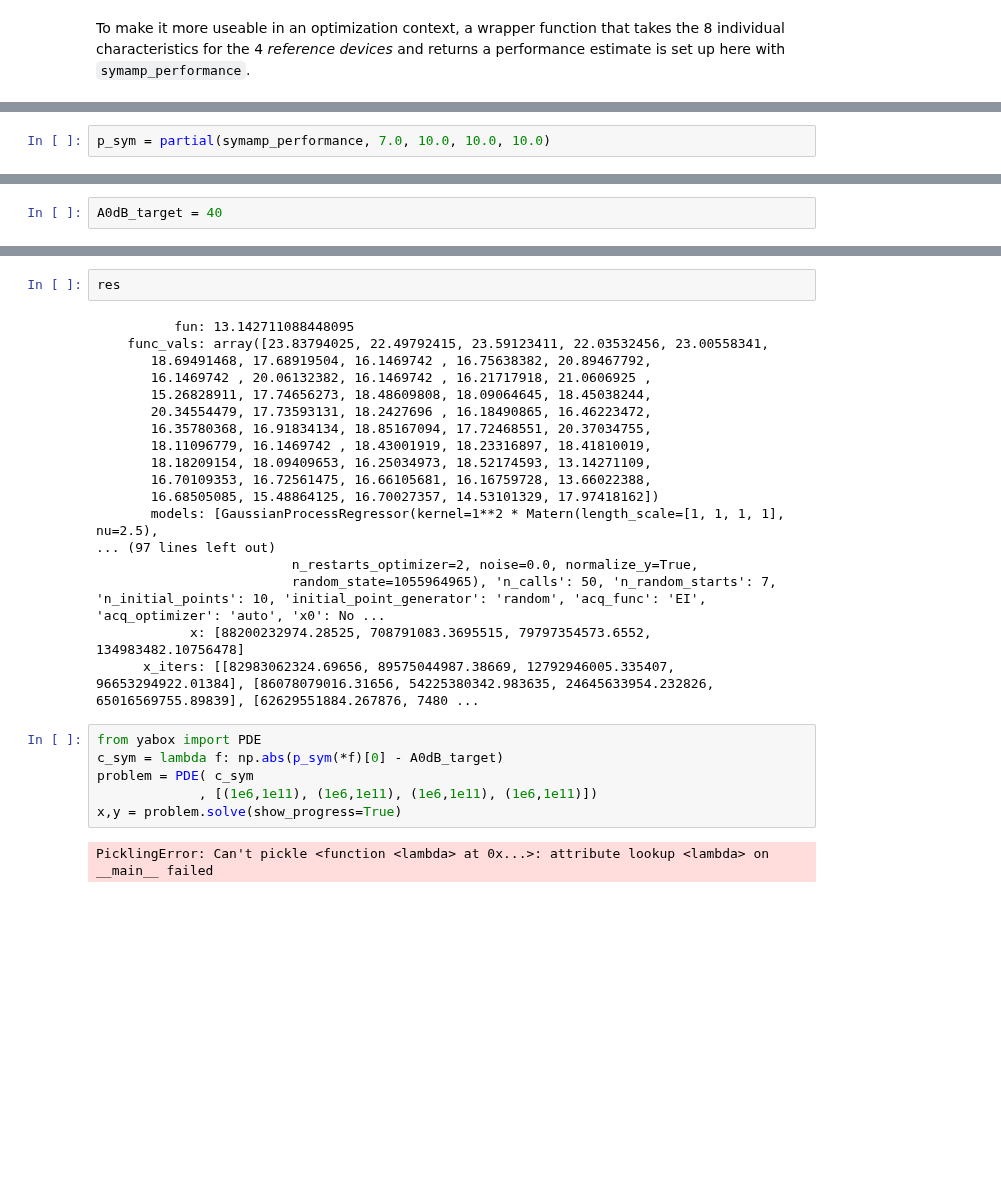
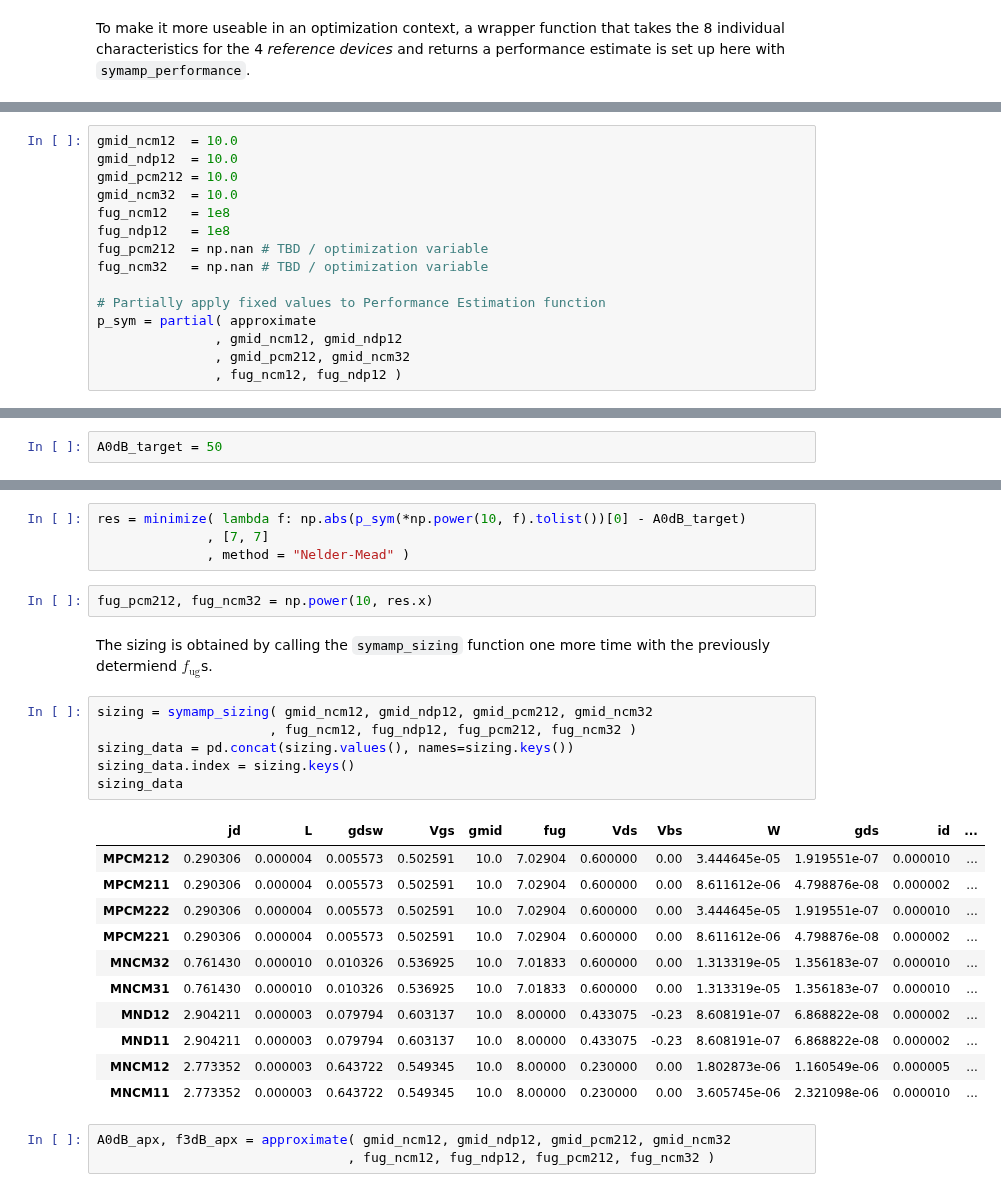
Before and after one commit to AugustUnderground/smacd2021-b4.4, a Jupyter notebook: notebooks/sym_sizing.ipynb, the cells around one changed output, grey strips where cells are left out. Cells and saved outputs as stored; diff of their text form; blank space fills up the shorter version.

```diff
--- a/notebooks/sym_sizing.ipynb
+++ b/notebooks/sym_sizing.ipynb
@@ -321,3 +309,16 @@ which is expressed by $p_{\mathrm{sym}}$ (`p_sym`) here.
 # %%
-p_sym = partial(symamp_performance, 7.0, 10.0, 10.0, 10.0)
+gmid_ncm12  = 10.0
+gmid_ndp12  = 10.0
+gmid_pcm212 = 10.0
+gmid_ncm32  = 10.0
+fug_ncm12   = 1e8
+fug_ndp12   = 1e8
+fug_pcm212  = np.nan # TBD / optimization variable
+fug_ncm32   = np.nan # TBD / optimization variable
+
+# Partially apply fixed values to Performance Estimation function
+p_sym = partial( approximate
+               , gmid_ncm12, gmid_ndp12
+               , gmid_pcm212, gmid_ncm32
+               , fug_ncm12, fug_ndp12 )
 # %% [markdown]
@@ -325,2 +326,2 @@ The optimization target / cost function `c_sym` is defined in terms of the desir
 # %%
-A0dB_target = 40
+A0dB_target = 50
@@ -340,29 +328,30 @@ plot_convergence(res)
-# %%
-res
-# %% [output]
-          fun: 13.142711088448095
-    func_vals: array([23.83794025, 22.49792415, 23.59123411, 22.03532456, 23.00558341,
-       18.69491468, 17.68919504, 16.1469742 , 16.75638382, 20.89467792,
-       16.1469742 , 20.06132382, 16.1469742 , 16.21717918, 21.0606925 ,
-       15.26828911, 17.74656273, 18.48609808, 18.09064645, 18.45038244,
-       20.34554479, 17.73593131, 18.2427696 , 16.18490865, 16.46223472,
-       16.35780368, 16.91834134, 18.85167094, 17.72468551, 20.37034755,
-       18.11096779, 16.1469742 , 18.43001919, 18.23316897, 18.41810019,
-       18.18209154, 18.09409653, 16.25034973, 18.52174593, 13.14271109,
-       16.70109353, 16.72561475, 16.66105681, 16.16759728, 13.66022388,
-       16.68505085, 15.48864125, 16.70027357, 14.53101329, 17.97418162])
-       models: [GaussianProcessRegressor(kernel=1**2 * Matern(length_scale=[1, 1, 1, 1], nu=2.5),
-... (97 lines left out)
-                         n_restarts_optimizer=2, noise=0.0, normalize_y=True,
-                         random_state=1055964965), 'n_calls': 50, 'n_random_starts': 7, 'n_initial_points': 10, 'initial_point_generator': 'random', 'acq_func': 'EI', 'acq_optimizer': 'auto', 'x0': No ...
-            x: [88200232974.28525, 708791083.3695515, 79797354573.6552, 134983482.10756478]
-      x_iters: [[82983062324.69656, 89575044987.38669, 12792946005.335407, 96653294922.01384], [86078079016.31656, 54225380342.983635, 24645633954.232826, 65016569755.89839], [62629551884.267876, 7480 ...
-# %%
-from yabox import PDE
-c_sym = lambda f: np.abs(p_sym(*f)[0] - A0dB_target)
-problem = PDE( c_sym
-             , [(1e6,1e11), (1e6,1e11), (1e6,1e11), (1e6,1e11)])
-x,y = problem.solve(show_progress=True)
-# %% [output]
-PicklingError: Can't pickle <function <lambda> at 0x...>: attribute lookup <lambda> on __main__ failed
+# %%
+res = minimize( lambda f: np.abs(p_sym(*np.power(10, f).tolist())[0] - A0dB_target)
+              , [7, 7]
+              , method = "Nelder-Mead" )
+# %%
+fug_pcm212, fug_ncm32 = np.power(10, res.x)
+# %% [markdown]
+The sizing is obtained by calling the `symamp_sizing` function one more time with the previously determiend $f_{\mathrm{ug}}$s.
+# %%
+sizing = symamp_sizing( gmid_ncm12, gmid_ndp12, gmid_pcm212, gmid_ncm32
+                      , fug_ncm12, fug_ndp12, fug_pcm212, fug_ncm32 )
+sizing_data = pd.concat(sizing.values(), names=sizing.keys())
+sizing_data.index = sizing.keys()
+sizing_data
+# %% [output]
+|  | jd | L | gdsw | Vgs | gmid | fug | Vds | Vbs | W | gds | id | ... |
+| MPCM212 | 0.290306 | 0.000004 | 0.005573 | 0.502591 | 10.0 | 7.02904 | 0.600000 | 0.00 | 3.444645e-05 | 1.919551e-07 | 0.000010 | ... |
+| MPCM211 | 0.290306 | 0.000004 | 0.005573 | 0.502591 | 10.0 | 7.02904 | 0.600000 | 0.00 | 8.611612e-06 | 4.798876e-08 | 0.000002 | ... |
+| MPCM222 | 0.290306 | 0.000004 | 0.005573 | 0.502591 | 10.0 | 7.02904 | 0.600000 | 0.00 | 3.444645e-05 | 1.919551e-07 | 0.000010 | ... |
+| MPCM221 | 0.290306 | 0.000004 | 0.005573 | 0.502591 | 10.0 | 7.02904 | 0.600000 | 0.00 | 8.611612e-06 | 4.798876e-08 | 0.000002 | ... |
+| MNCM32 | 0.761430 | 0.000010 | 0.010326 | 0.536925 | 10.0 | 7.01833 | 0.600000 | 0.00 | 1.313319e-05 | 1.356183e-07 | 0.000010 | ... |
+| MNCM31 | 0.761430 | 0.000010 | 0.010326 | 0.536925 | 10.0 | 7.01833 | 0.600000 | 0.00 | 1.313319e-05 | 1.356183e-07 | 0.000010 | ... |
+| MND12 | 2.904211 | 0.000003 | 0.079794 | 0.603137 | 10.0 | 8.00000 | 0.433075 | -0.23 | 8.608191e-07 | 6.868822e-08 | 0.000002 | ... |
+| MND11 | 2.904211 | 0.000003 | 0.079794 | 0.603137 | 10.0 | 8.00000 | 0.433075 | -0.23 | 8.608191e-07 | 6.868822e-08 | 0.000002 | ... |
+| MNCM12 | 2.773352 | 0.000003 | 0.643722 | 0.549345 | 10.0 | 8.00000 | 0.230000 | 0.00 | 1.802873e-06 | 1.160549e-06 | 0.000005 | ... |
+| MNCM11 | 2.773352 | 0.000003 | 0.643722 | 0.549345 | 10.0 | 8.00000 | 0.230000 | 0.00 | 3.605745e-06 | 2.321098e-06 | 0.000010 | ... |
+# %%
+A0dB_apx, f3dB_apx = approximate( gmid_ncm12, gmid_ndp12, gmid_pcm212, gmid_ncm32
+                                , fug_ncm12, fug_ndp12, fug_pcm212, fug_ncm32 )
 # %%
```
Also changed, not shown: parts of 19 cells of this notebook.
